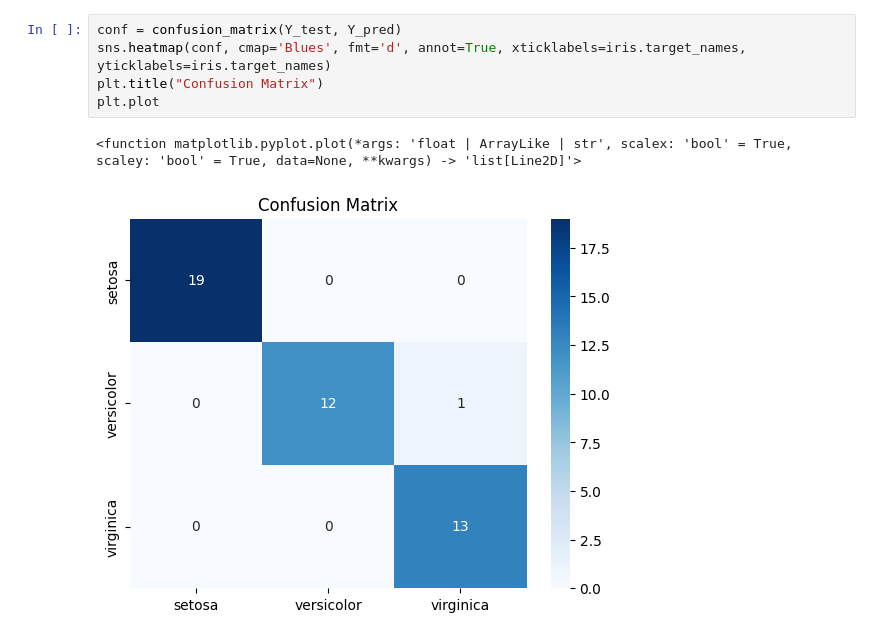
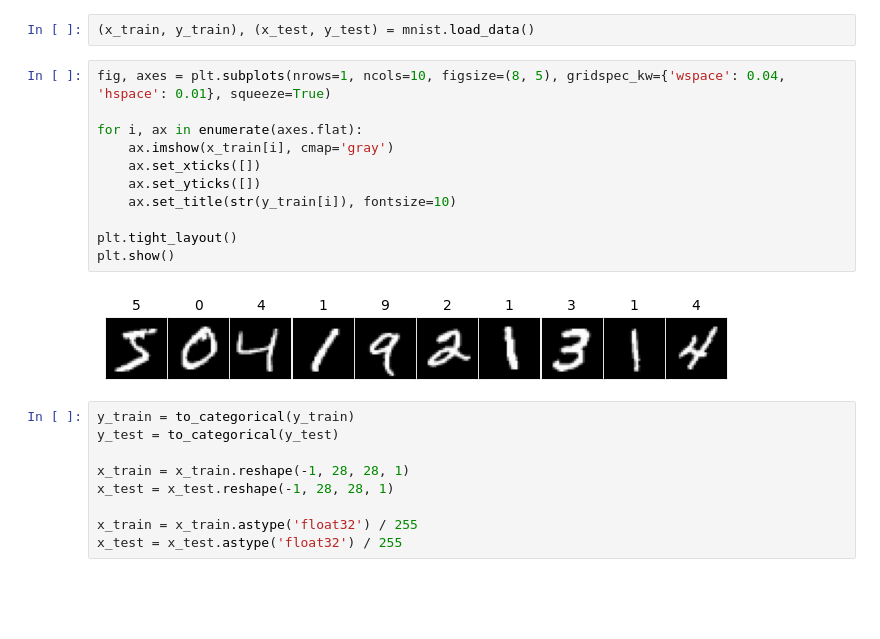
Before and after one commit to shloksonkusare/DL-Assignments, a Jupyter notebook: temp.ipynb, the cells around one changed output. Drawn from its saved outputs; the diff is of its cells as text; blank space fills up the shorter version.

```diff
--- a/temp.ipynb
+++ b/temp.ipynb
@@ -58,8 +16,24 @@ weighted avg       0.98      0.98      0.98        45
-# %%
-conf = confusion_matrix(Y_test, Y_pred)
-sns.heatmap(conf, cmap='Blues', fmt='d', annot=True, xticklabels=iris.target_names, yticklabels=iris.target_names)
-plt.title("Confusion Matrix")
-plt.plot
-# %% [output]
-<function matplotlib.pyplot.plot(*args: 'float | ArrayLike | str', scalex: 'bool' = True, scaley: 'bool' = True, data=None, **kwargs) -> 'list[Line2D]'>
-[figure, removed]
+# %%
+(x_train, y_train), (x_test, y_test) = mnist.load_data()
+# %%
+fig, axes = plt.subplots(nrows=1, ncols=10, figsize=(8, 5), gridspec_kw={'wspace': 0.04, 'hspace': 0.01}, squeeze=True)
+
+for i, ax in enumerate(axes.flat):
+    ax.imshow(x_train[i], cmap='gray')
+    ax.set_xticks([])
+    ax.set_yticks([])
+    ax.set_title(str(y_train[i]), fontsize=10)
+
+plt.tight_layout()
+plt.show()
+# %% [output]
+[figure, added]
+# %%
+y_train = to_categorical(y_train)
+y_test = to_categorical(y_test)
+
+x_train = x_train.reshape(-1, 28, 28, 1)
+x_test = x_test.reshape(-1, 28, 28, 1)
+
+x_train = x_train.astype('float32') / 255
+x_test = x_test.astype('float32') / 255
```
Also changed, not shown: parts of 7 cells of this notebook, 21 other files.
